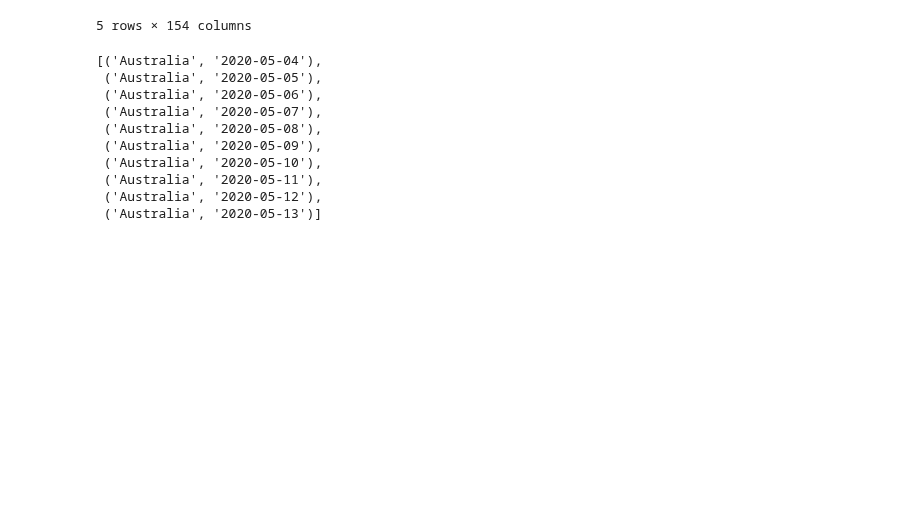
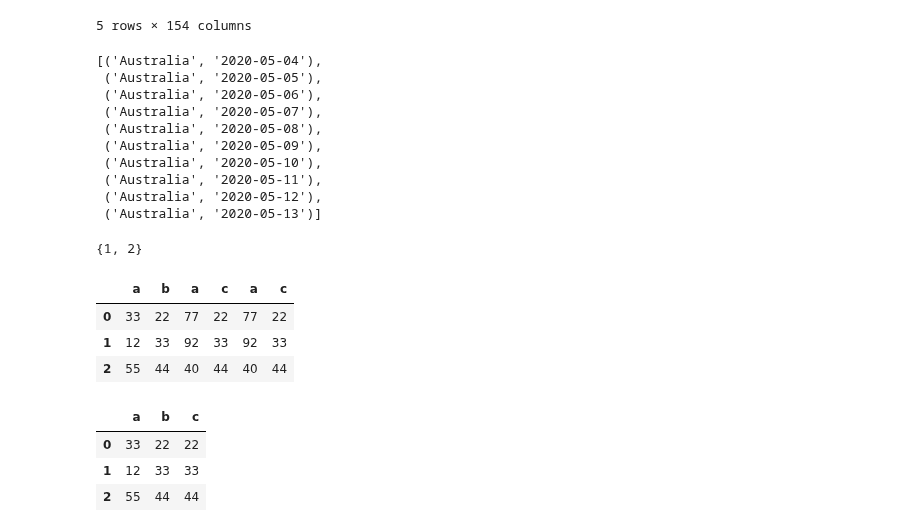
Before and after one commit to bdi2357/Covid19_forecasting, a Jupyter notebook: stringency.ipynb, the cells around one changed output. Cells and saved outputs as stored; diff of their text form; code cells hidden in the pictures; blank space fills up the shorter version.

```diff
--- a/stringency.ipynb
+++ b/stringency.ipynb
@@ -459,3 +459,27 @@ list(dict_indexes.keys())[2500:2510]
  ('Australia', '2020-05-11'),
  ('Australia', '2020-05-12'),
  ('Australia', '2020-05-13')]
+# %%
+
+d = [[1,2,34,77,6],[1,2,99,46],[1,2,77,44]]
+set.intersection(*[set(x) for x in d])
+# %% [output]
+{1, 2}
+# %%
+D1 = pd.DataFrame(data=[[33,22],[12,33],[55,44]], columns =['a','b'])
+D2 = pd.DataFrame(data=[[77,22],[92,33],[40,44]] ,columns =['a','c'])
+D3 =  pd.DataFrame(data=[[77,22],[92,33],[40,44]], columns =['a','c'])
+AA= pd.concat([D1,D2,D3],axis=1)
+AA
+# %% [output]
+|  | a | b | a | c | a | c |
+| 0 | 33 | 22 | 77 | 22 | 77 | 22 |
+| 1 | 12 | 33 | 92 | 33 | 92 | 33 |
+| 2 | 55 | 44 | 40 | 44 | 40 | 44 |
+# %%
+AA.loc[:,~AA.columns.duplicated()]
+# %% [output]
+|  | a | b | c |
+| 0 | 33 | 22 | 22 |
+| 1 | 12 | 33 | 33 |
+| 2 | 55 | 44 | 44 |
```
Also changed, not shown: parts of 2 cells of this notebook, 2 other files.
